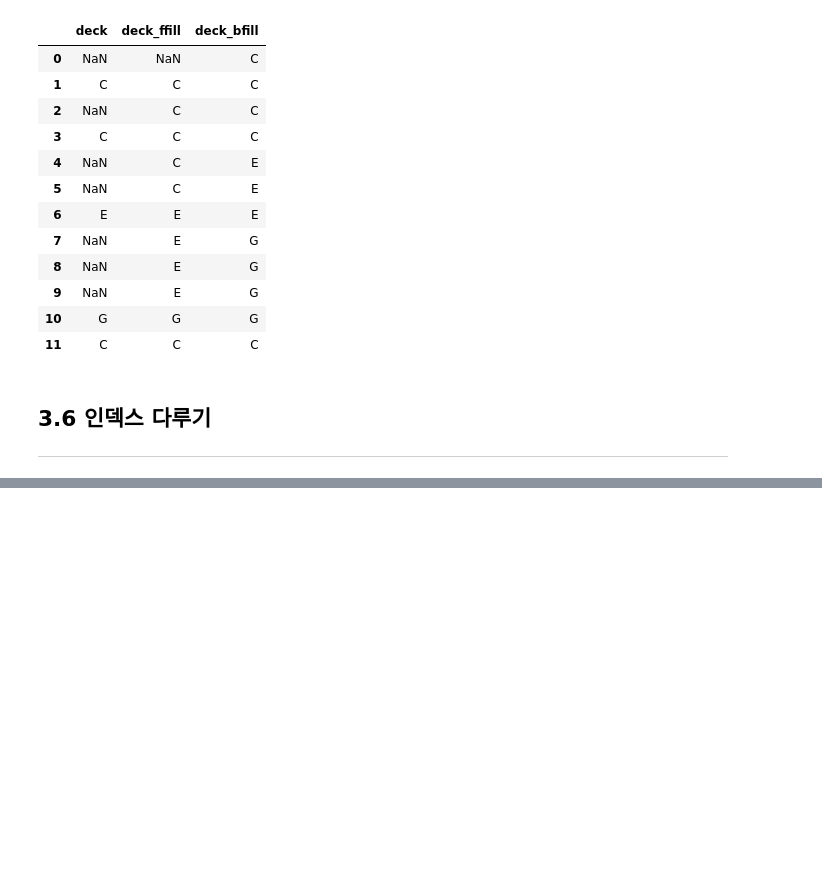
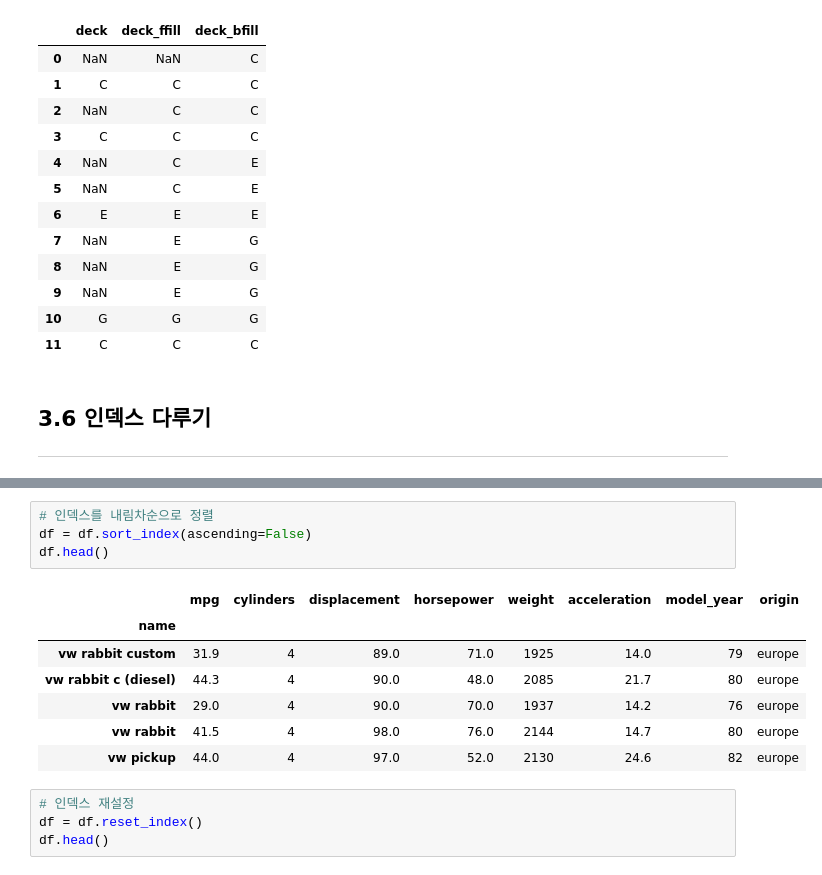
Before and after one commit to cms0416/Quant, a Jupyter notebook: Script_Python/python_base.ipynb, the cells around one changed output, grey strips where cells are left out. Cells and saved outputs as stored; diff of their text form; blank space fills up the shorter version.

```diff
--- a/Script_Python/python_base.ipynb
+++ b/Script_Python/python_base.ipynb
@@ -1590,0 +1624,16 @@ df.head()
+# %%
+# 인덱스를 내림차순으로 정렬
+df = df.sort_index(ascending=False)
+df.head()
+# %% [output]
+|  | mpg | cylinders | displacement | horsepower | weight | acceleration | model_year | origin |
+| name |  |  |  |  |  |  |  |  |
+| vw rabbit custom | 31.9 | 4 | 89.0 | 71.0 | 1925 | 14.0 | 79 | europe |
+| vw rabbit c (diesel) | 44.3 | 4 | 90.0 | 48.0 | 2085 | 21.7 | 80 | europe |
+| vw rabbit | 29.0 | 4 | 90.0 | 70.0 | 1937 | 14.2 | 76 | europe |
+| vw rabbit | 41.5 | 4 | 98.0 | 76.0 | 2144 | 14.7 | 80 | europe |
+| vw pickup | 44.0 | 4 | 97.0 | 52.0 | 2130 | 24.6 | 82 | europe |
+# %%
+# 인덱스 재설정
+df = df.reset_index()
+df.head()
```
Also changed, not shown: parts of 4 cells of this notebook.
